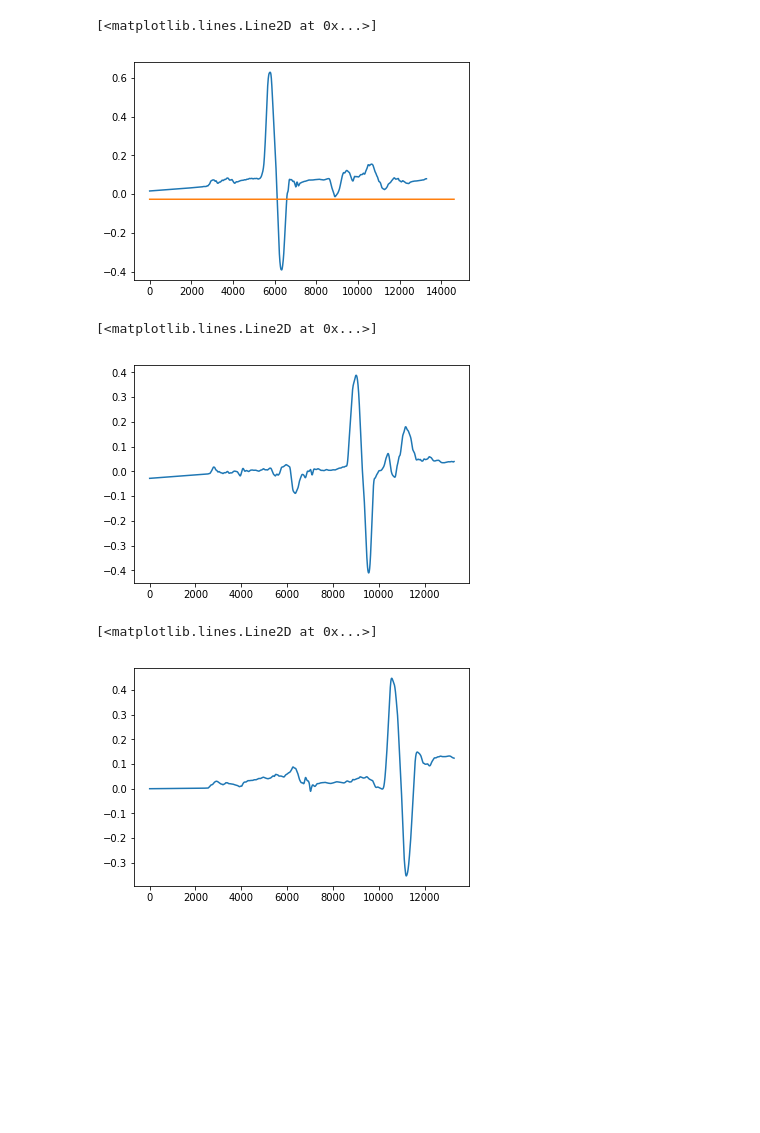
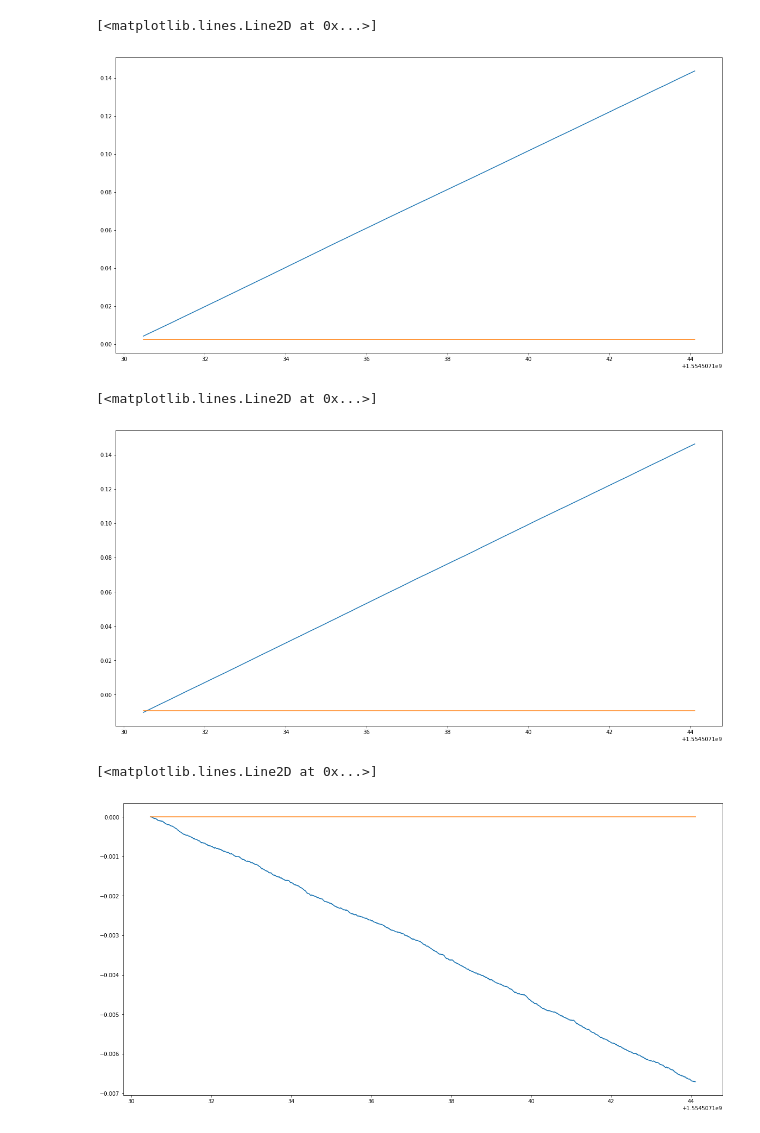
Before and after one commit to genemerewether/quest, a Jupyter notebook: scripts/imu_att_filter.ipynb, the cells around one changed output. Saved outputs shown, nothing was run; the diff lists cells and outputs as text; code cells hidden in the pictures; blank space fills up the shorter version.

```diff
--- a/scripts/imu_att_filter.ipynb
+++ b/scripts/imu_att_filter.ipynb
@@ -34,8 +34,8 @@ def adjust_yaxis(ax,ydif,v):
         nminy = maxy*(miny+dy)/(maxy+dy)
     ax.set_ylim(nminy+v, nmaxy+v)
 # %%
-imu_file=os.path.expanduser('~/Documents/log/2019-03-28T14-08-19/logstream_ImuNoCov.bin')
-odom_file=os.path.expanduser('~/Documents/log/2019-03-28T14-08-19/logstream_OdomNoCov.bin')
+imu_file=os.path.expanduser('~/Documents/log/2019-04-05T16-31-07/logstream_ImuNoCov.bin')
+odom_file=os.path.expanduser('~/Documents/log/2019-04-05T16-31-07/logstream_OdomNoCov.bin')
 # %%
 imu = np.dtype([('recvSec', '>u4'), ('recvUsec', '>u4'),
 
@@ -95,20 +95,20 @@ for index, row in imu_df.iterrows():
     a.PropagateState()
     x_w[:, index], w_euler_b[:, index], w_q_b[:, index], v_b[:, index], omega_b[:, index], _ = a.GetState()
 # %%
-plt.plot(w_q_b[0, :], '')
-plt.plot(odom_df.qx, '')
+plt.plot(imu_time, w_q_b[0, :], '')
+plt.plot(odom_time, odom_df.qx, '')
 # %% [output]
 [<matplotlib.lines.Line2D at 0x...>]
-[figure, old version]
+[figure, new version]
 # %%
-plt.plot(w_q_b[1, :], '')
-plt.plot(odom_df.qy, '')
+plt.plot(imu_time, w_q_b[1, :], '')
+plt.plot(odom_time, odom_df.qy, '')
 # %% [output]
 [<matplotlib.lines.Line2D at 0x...>]
-[figure, old version]
+[figure, new version]
 # %%
-plt.plot(w_q_b[2, :], '')
-plt.plot(odom_df.qz, '')
+plt.plot(imu_time, w_q_b[2, :], '')
+plt.plot(odom_time, odom_df.qz, '')
 # %% [output]
 [<matplotlib.lines.Line2D at 0x...>]
-[figure, old version]
+[figure, new version]
```
Also changed, not shown: parts of 3 cells of this notebook, 2 other files.
